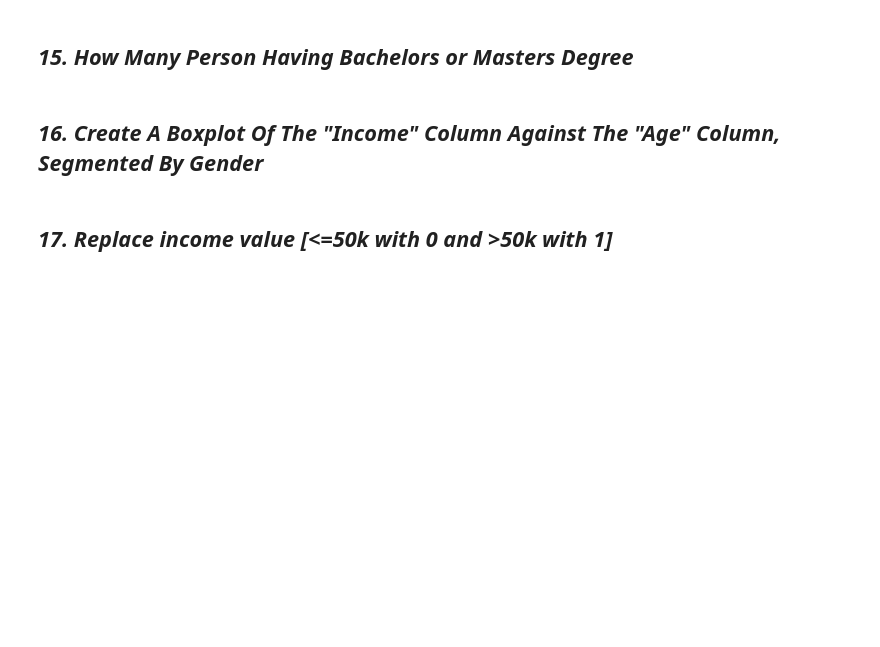
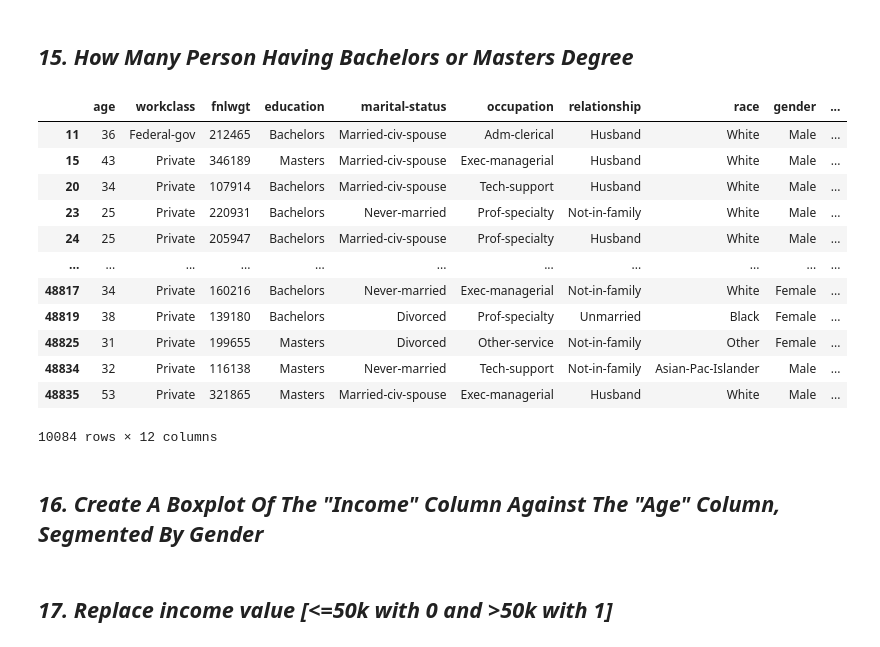
Before and after one commit to Sharjeel675/Jawan-Pakistan-Practise, a Jupyter notebook: Assignment_10/Assignment 10.ipynb, the cells around one changed output. Saved outputs shown, nothing was run; the diff lists cells and outputs as text; code cells hidden in the pictures; blank space fills up the shorter version.

```diff
--- a/Assignment_10/Assignment 10.ipynb
+++ b/Assignment_10/Assignment 10.ipynb
@@ -203,2 +197,8 @@ df = df.drop(['educational-num','capital-gain','capital-loss'],axis = 1)
 # %% [markdown]
 ## ***13. Find Total Number of Persons Having Age Between 17 To 48 (Inclusive) Using Between Method And Also Without Using Between Method***
+# %%
+df['age'] = pd.to_numeric(df['age'].replace('?', pd.NA), errors='coerce')
+print(df['age'])
+total_age_count = ((df['age'] >= 17) & (df['age'] <= 48)).sum()
+
+df
@@ -207,5 +246,24 @@ df = df.drop(['educational-num','capital-gain','capital-loss'],axis = 1)
 # %% [markdown]
 ## ***15. How Many Person Having Bachelors or Masters Degree***
+# %%
+bachelors_or_masters = df[df['education'].isin(['Bachelors', 'Masters'])]
+
+num_bachelors_or_masters = bachelors_or_masters.shape[0]
+bachelors_or_masters
+# %% [output]
+|  | age | workclass | fnlwgt | education | marital-status | occupation | relationship | race | gender | ... |
+| 11 | 36 | Federal-gov | 212465 | Bachelors | Married-civ-spouse | Adm-clerical | Husband | White | Male | ... |
+| 15 | 43 | Private | 346189 | Masters | Married-civ-spouse | Exec-managerial | Husband | White | Male | ... |
+| 20 | 34 | Private | 107914 | Bachelors | Married-civ-spouse | Tech-support | Husband | White | Male | ... |
+| 23 | 25 | Private | 220931 | Bachelors | Never-married | Prof-specialty | Not-in-family | White | Male | ... |
+| 24 | 25 | Private | 205947 | Bachelors | Married-civ-spouse | Prof-specialty | Husband | White | Male | ... |
+| ... | ... | ... | ... | ... | ... | ... | ... | ... | ... | ... |
+| 48817 | 34 | Private | 160216 | Bachelors | Never-married | Exec-managerial | Not-in-family | White | Female | ... |
+| 48819 | 38 | Private | 139180 | Bachelors | Divorced | Prof-specialty | Unmarried | Black | Female | ... |
+| 48825 | 31 | Private | 199655 | Masters | Divorced | Other-service | Not-in-family | Other | Female | ... |
+| 48834 | 32 | Private | 116138 | Masters | Never-married | Tech-support | Not-in-family | Asian-Pac-Islander | Male | ... |
+| 48835 | 53 | Private | 321865 | Masters | Married-civ-spouse | Exec-managerial | Husband | White | Male | ... |
+10084 rows × 12 columns
 # %% [markdown]
 ## ***16. Create A Boxplot Of The "Income" Column Against The "Age" Column, Segmented By Gender***
 # %% [markdown]
```
Also changed, not shown: parts of 3 cells of this notebook.
